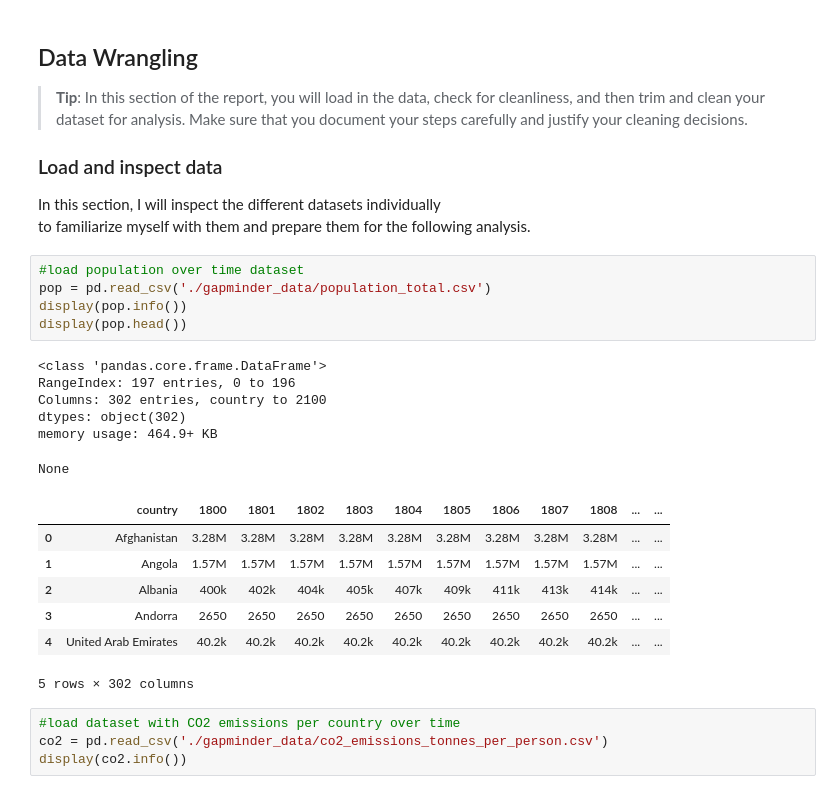
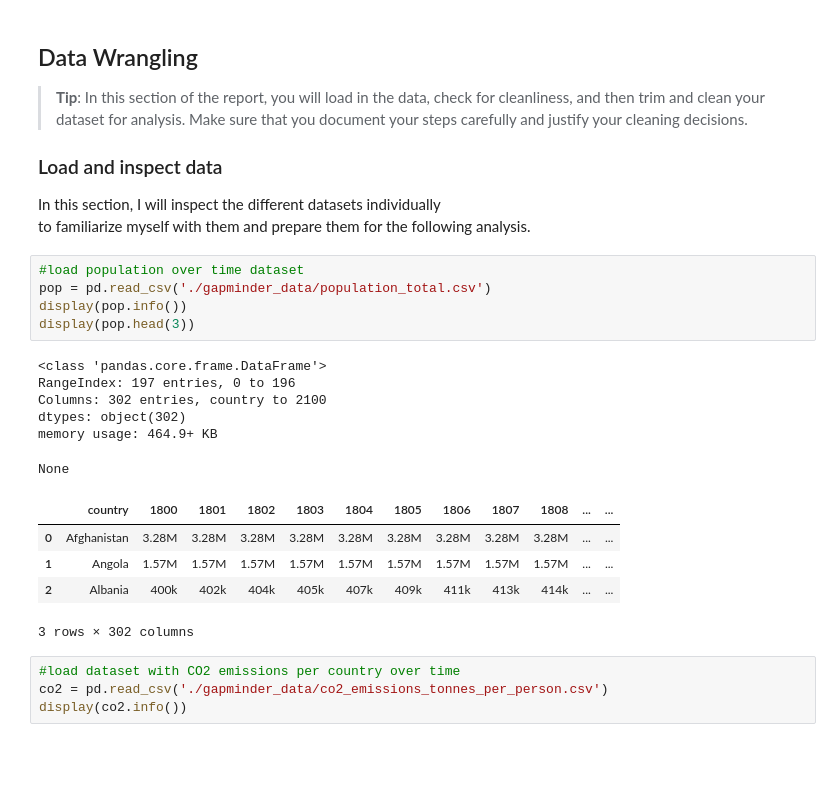
Before and after one commit to tabby42/gapminder_project, a Jupyter notebook: investigate_gapminderdata.ipynb, the cells around one changed output. Saved outputs shown, nothing was run; the diff lists cells and outputs as text; blank space fills up the shorter version.

```diff
--- a/investigate_gapminderdata.ipynb
+++ b/investigate_gapminderdata.ipynb
@@ -60,22 +75,20 @@ to familiarize myself with them and prepare them for the following analysis.
 # %%
 #load population over time dataset
 pop = pd.read_csv('./gapminder_data/population_total.csv')
 display(pop.info())
-display(pop.head())
+display(pop.head(3))
 # %% [output]
 <class 'pandas.core.frame.DataFrame'>
 RangeIndex: 197 entries, 0 to 196
 Columns: 302 entries, country to 2100
 dtypes: object(302)
 memory usage: 464.9+ KB
 None
 |  | country | 1800 | 1801 | 1802 | 1803 | 1804 | 1805 | 1806 | 1807 | 1808 | ... | ... |
 | 0 | Afghanistan | 3.28M | 3.28M | 3.28M | 3.28M | 3.28M | 3.28M | 3.28M | 3.28M | 3.28M | ... | ... |
 | 1 | Angola | 1.57M | 1.57M | 1.57M | 1.57M | 1.57M | 1.57M | 1.57M | 1.57M | 1.57M | ... | ... |
 | 2 | Albania | 400k | 402k | 404k | 405k | 407k | 409k | 411k | 413k | 414k | ... | ... |
-| 3 | Andorra | 2650 | 2650 | 2650 | 2650 | 2650 | 2650 | 2650 | 2650 | 2650 | ... | ... |
-| 4 | United Arab Emirates | 40.2k | 40.2k | 40.2k | 40.2k | 40.2k | 40.2k | 40.2k | 40.2k | 40.2k | ... | ... |
-5 rows × 302 columns
+3 rows × 302 columns
 # %%
 #load dataset with CO2 emissions per country over time
 co2 = pd.read_csv('./gapminder_data/co2_emissions_tonnes_per_person.csv')
```
Also changed, not shown: parts of 48 cells of this notebook, 4 other files.
